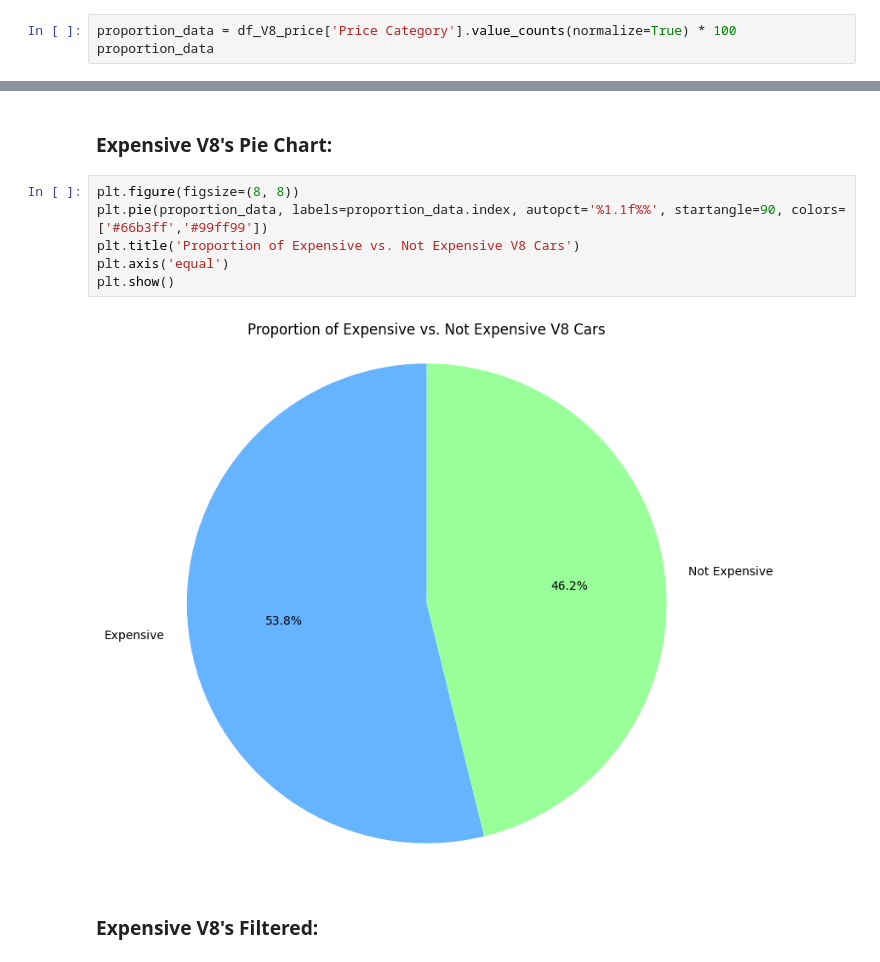
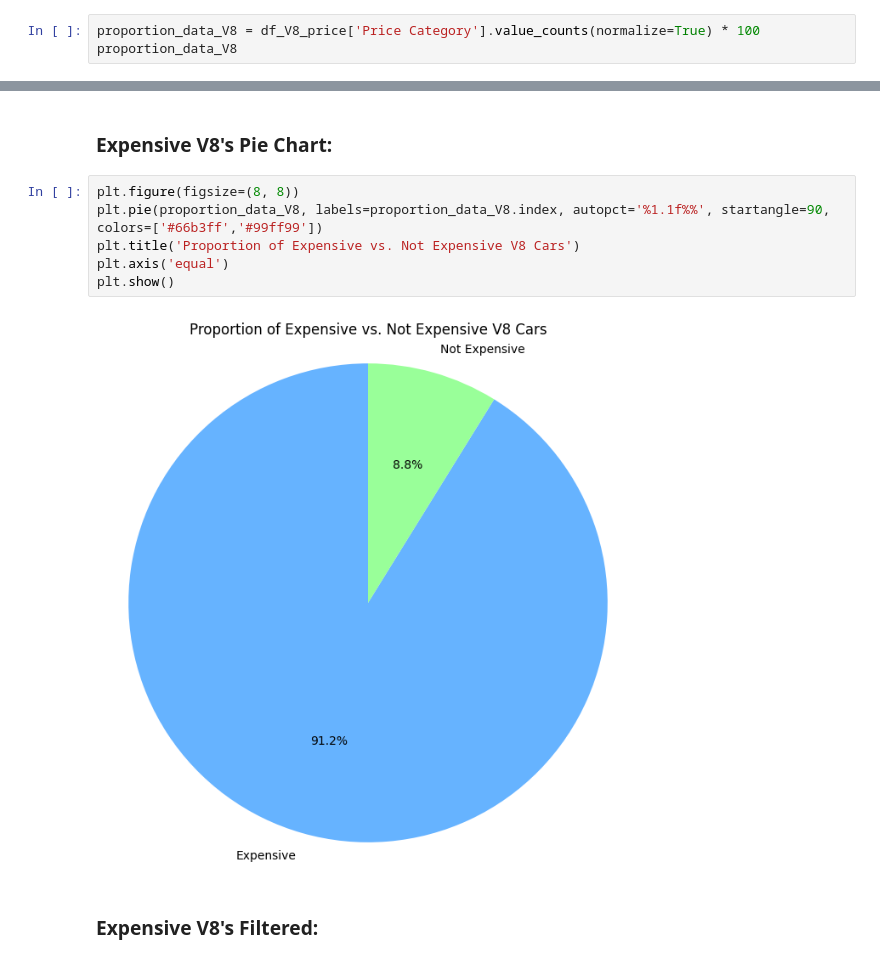
Before and after one commit to HumbertoAlanis15/Extra-Credit-Stats-Project, a Jupyter notebook: Daniel_Work.ipynb, the cells around one changed output, grey strips where cells are left out. Saved outputs shown, nothing was run; the diff lists cells and outputs as text.

Commit message:
Fixed Pie Chart

```diff
--- a/Daniel_Work.ipynb
+++ b/Daniel_Work.ipynb
@@ -1297,8 +1297,8 @@ Expensive        0.911765
 Not Expensive    0.088235
 Name: proportion, dtype: float64
 # %%
-proportion_data = df_V8_price['Price Category'].value_counts(normalize=True) * 100
-proportion_data
+proportion_data_V8 = df_V8_price['Price Category'].value_counts(normalize=True) * 100
+proportion_data_V8
 # %% [output]
 Price Category
 Expensive        91.176471
@@ -1316,12 +1316,12 @@ Name: Price Category, dtype: object
 ### Expensive V8's Pie Chart:
 # %%
 plt.figure(figsize=(8, 8))
-plt.pie(proportion_data, labels=proportion_data.index, autopct='%1.1f%%', startangle=90, colors=['#66b3ff','#99ff99'])
+plt.pie(proportion_data_V8, labels=proportion_data_V8.index, autopct='%1.1f%%', startangle=90, colors=['#66b3ff','#99ff99'])
 plt.title('Proportion of Expensive vs. Not Expensive V8 Cars')
 plt.axis('equal')
 plt.show()
 # %% [output]
-[figure, old version]
+[figure, new version]
 # %% [markdown]
 ### Expensive V8's Filtered:
 # %%
```
Also changed, not shown: parts of 4 cells of this notebook, 1 other file.
